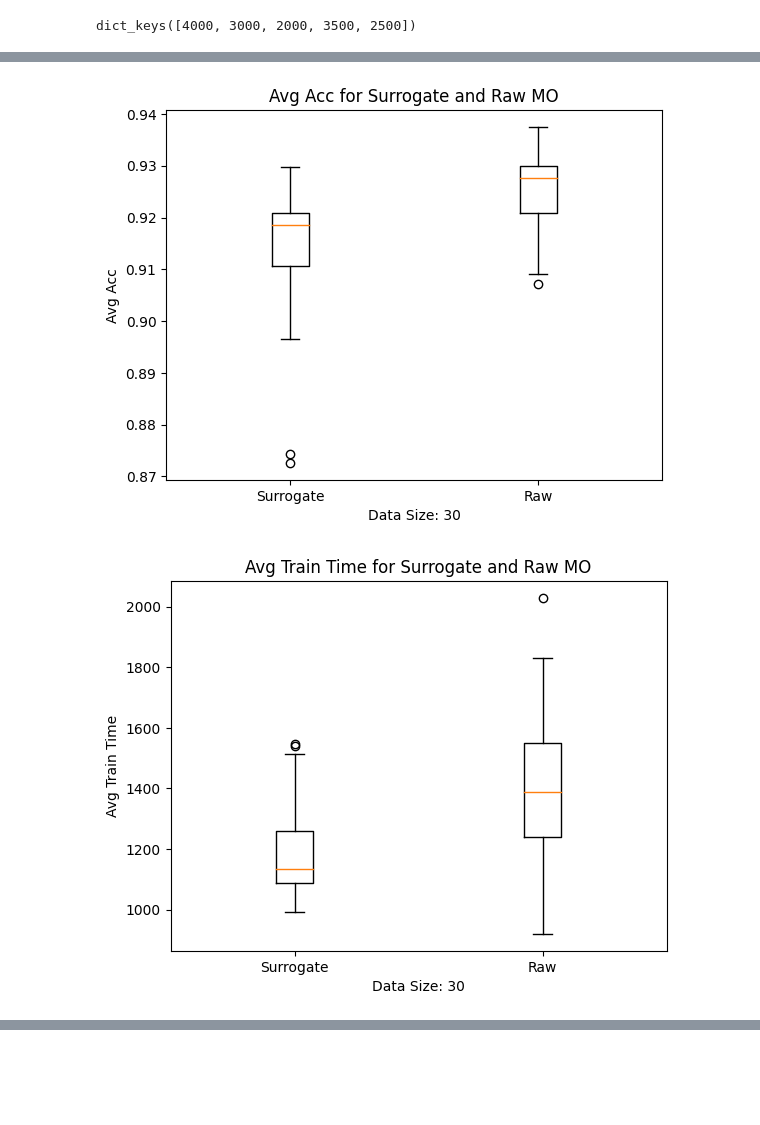
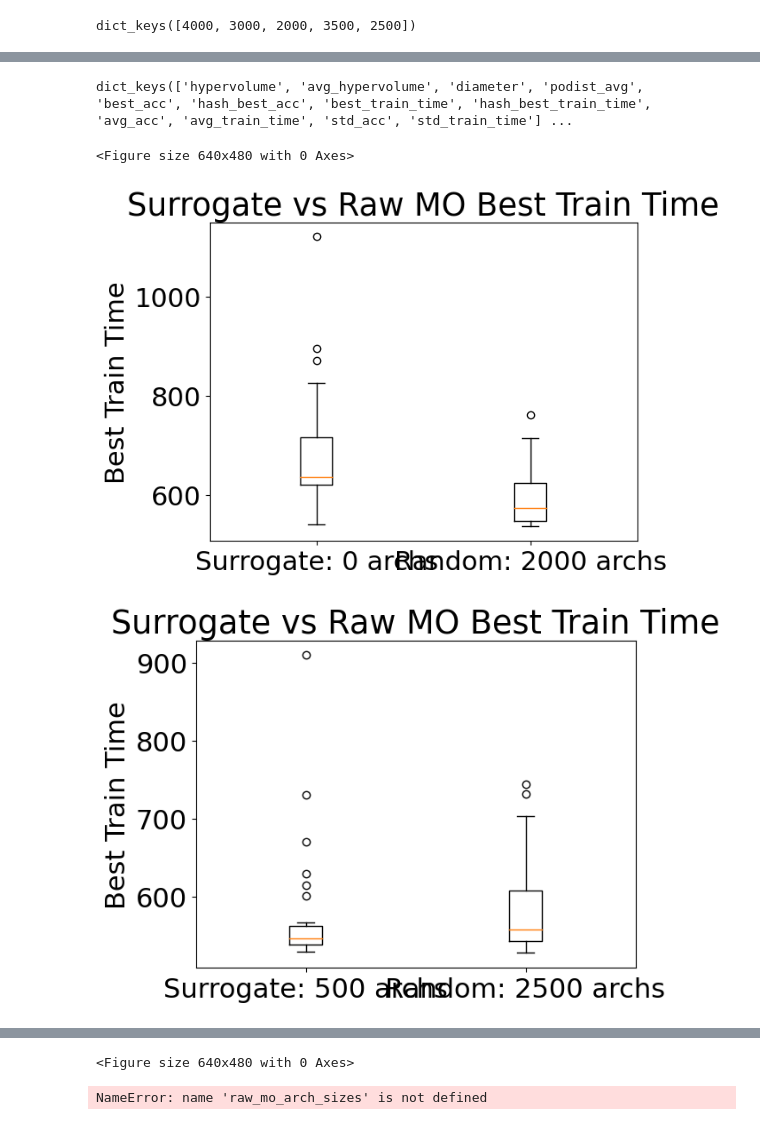
Before and after one commit to emreds/data-centric-nas, a Jupyter notebook: notebooks/result_analysis_30runs.ipynb, the cells around one changed output, grey strips where cells are left out. Saved outputs shown, nothing was run; the diff lists cells and outputs as text; code cells hidden in the pictures; blank space fills up the shorter version.

```diff
--- a/notebooks/result_analysis_30runs.ipynb
+++ b/notebooks/result_analysis_30runs.ipynb
@@ -12,6 +12,7 @@ from tqdm import tqdm
 
 from pathlib import Path
 from typing import List, Dict, Tuple, Union, Callable, Optional, Any
+plt.rcParams.update({'font.size': 22})
 # %%
 surrogate_analysis_folder = "../analysis/surrogates/30_runs"
 raw_mo_analysis_folder = "../analysis/raw_mo/30_runs"
@@ -114,4 +61,0 @@ raw_avg_accs = [raw_mo_results[raw_archs][seed]["avg_acc"] for seed in raw_mo_re
-# %%
-make_boxplot(surr_avg_accs, raw_avg_accs, "Surrogate", "Raw", "Data Size: 30", "Avg Acc", "Avg Acc for Surrogate and Raw MO")
-# %% [output]
-[figure, removed]
@@ -121,4 +62,45 @@ raw_avg_train_time = [raw_mo_results[raw_archs][seed]["avg_train_time"] for seed
-# %%
-make_boxplot(surr_avg_train_time, raw_avg_train_time, "Surrogate", "Raw", "Data Size: 30", "Avg Train Time", "Avg Train Time for Surrogate and Raw MO")
-# %% [output]
-[figure, removed]
+# %%
+surr_mo_results[500]['80'].keys()
+# %% [output]
+dict_keys(['hypervolume', 'avg_hypervolume', 'diameter', 'podist_avg', 'best_acc', 'hash_best_acc', 'best_train_time', 'hash_best_train_time', 'avg_acc', 'avg_train_time', 'std_acc', 'std_train_time'] ...
+# %%
+raw_mo_arch_sizes = sorted(list(raw_mo_results.keys()))
+surr_mo_arch_sizes = sorted(list(surr_mo_results.keys()))
+metric = "best_acc"
+x_label = ""
+y_label = "Best Accuracy"
+for i in range(len(raw_mo_arch_sizes)):
+    surr_best_metric = [round(surr_mo_results[surr_mo_arch_sizes[i]][seed][metric],2) for seed in surr_mo_results[surr_mo_arch_sizes[i]].keys()]
+    raw_best_metric = [round(raw_mo_results[raw_mo_arch_sizes[i]][seed][metric],2) for seed in raw_mo_results[raw_mo_arch_sizes[i]].keys()]
+
+    plt.clf()
+    plt.boxplot([surr_best_metric, raw_best_metric], labels=[f"Surrogate: {surr_mo_arch_sizes[i]} archs", f"Random: {raw_mo_arch_sizes[i]} archs"])
+    plt.ylabel(y_label)
+    plt.title(f"Surrogate vs Raw MO {y_label}")
+    plt.savefig(f"../analysis/plots/{metric}_surr{surr_mo_arch_sizes[i]}_raw{raw_mo_arch_sizes[i]}.png")
+    #plt.show()
+
+    plt.clf()
+# %% [output]
+<Figure size 640x480 with 0 Axes>
+# %%
+raw_mo_arch_sizes = sorted(list(raw_mo_results.keys()))
+surr_mo_arch_sizes = sorted(list(surr_mo_results.keys()))
+metric = "best_train_time"
+x_label = ""
+y_label = "Best Train Time"
+for i in range(len(raw_mo_arch_sizes)):
+    surr_best_metric = [surr_mo_results[surr_mo_arch_sizes[i]][seed][metric] for seed in surr_mo_results[surr_mo_arch_sizes[i]].keys()]
+    raw_best_metric = [raw_mo_results[raw_mo_arch_sizes[i]][seed][metric] for seed in raw_mo_results[raw_mo_arch_sizes[i]].keys()]
+
+    plt.clf()
+    plt.boxplot([surr_best_metric, raw_best_metric], labels=[f"Surrogate: {surr_mo_arch_sizes[i]} archs", f"Random: {raw_mo_arch_sizes[i]} archs"])
+    plt.ylabel(y_label)
+    plt.title(f"Surrogate vs Raw MO {y_label}")
+    plt.savefig(f"../analysis/plots/{metric}_surr{surr_mo_arch_sizes[i]}_raw{raw_mo_arch_sizes[i]}.png")
+    plt.show()
+
+    plt.clf()
+# %% [output]
+[figure, added]
+[figure, added]
@@ -124,0 +110,24 @@ make_boxplot(surr_avg_train_time, raw_avg_train_time, "Surrogate", "Raw", "Data
+<Figure size 640x480 with 0 Axes>
+# %%
+import seaborn as sns
+import numpy as np
+
+metric = "best_acc"
+x_label = ""
+y_label = "Best Accuracy"
+for i in range(len(raw_mo_arch_sizes)):
+    surr_best_metric = [round(surr_mo_results[surr_mo_arch_sizes[i]][seed][metric], 2) for seed in surr_mo_results[surr_mo_arch_sizes[i]].keys()]
+    raw_best_metric = [round(raw_mo_results[raw_mo_arch_sizes[i]][seed][metric], 2) for seed in raw_mo_results[raw_mo_arch_sizes[i]].keys()]
+    surr_label = f"Surrogate: {surr_mo_arch_sizes[i]} archs"
+    rand_label = f"Random: {raw_mo_arch_sizes[i]} archs"
+    df = pd.DataFrame({surr_label: surr_best_metric, rand_label: raw_best_metric})
+    plt.clf()
+    sns.set(style="whitegrid")
+    sns.violinplot(data=df, showmeans=True)
+    plt.ylabel(y_label)
+    plt.title(f"Surrogate vs Raw MO {y_label}")
+    plt.savefig(f"../analysis/plots/violin_{metric}_surr{surr_mo_arch_sizes[i]}_raw{raw_mo_arch_sizes[i]}.png")
+    plt.show()
+    plt.clf()
+# %% [output]
+NameError: name 'raw_mo_arch_sizes' is not defined
```
Also changed, not shown: parts of 31 cells of this notebook, 3 other files.
